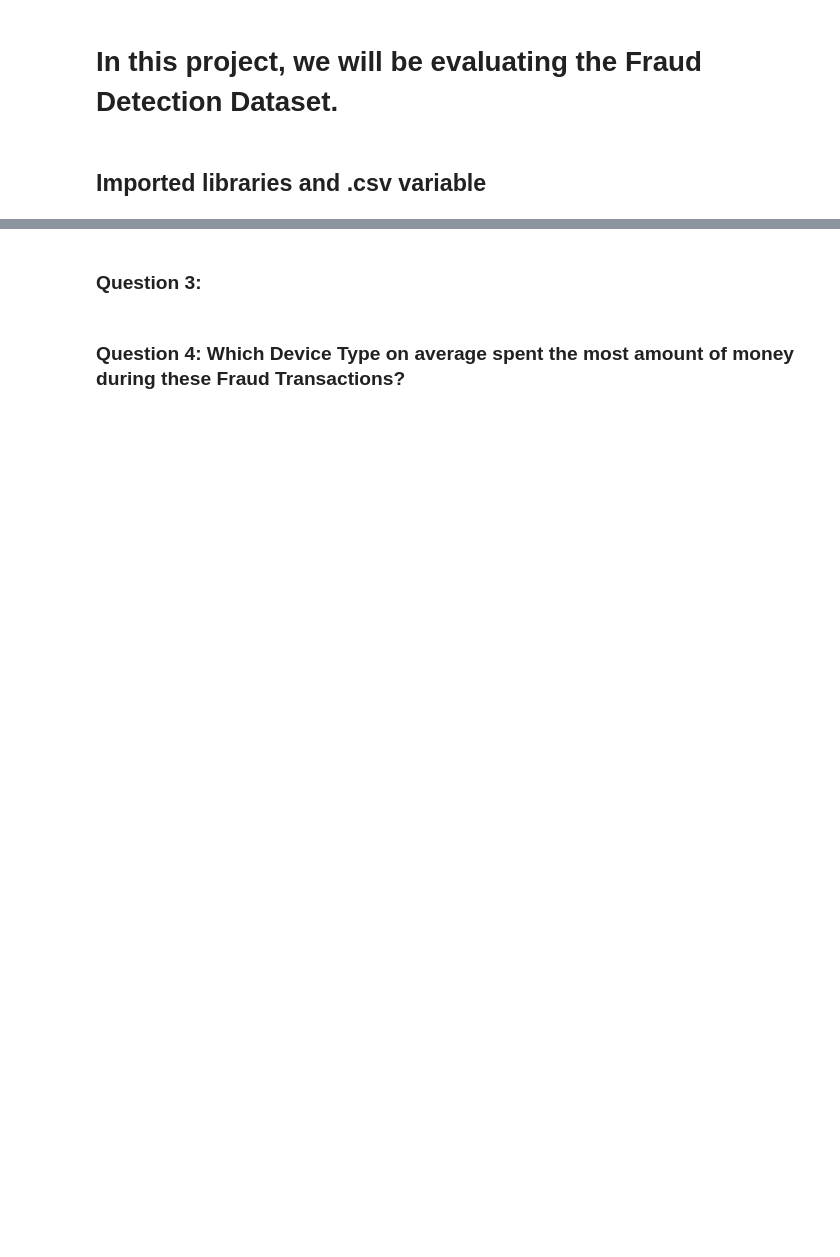
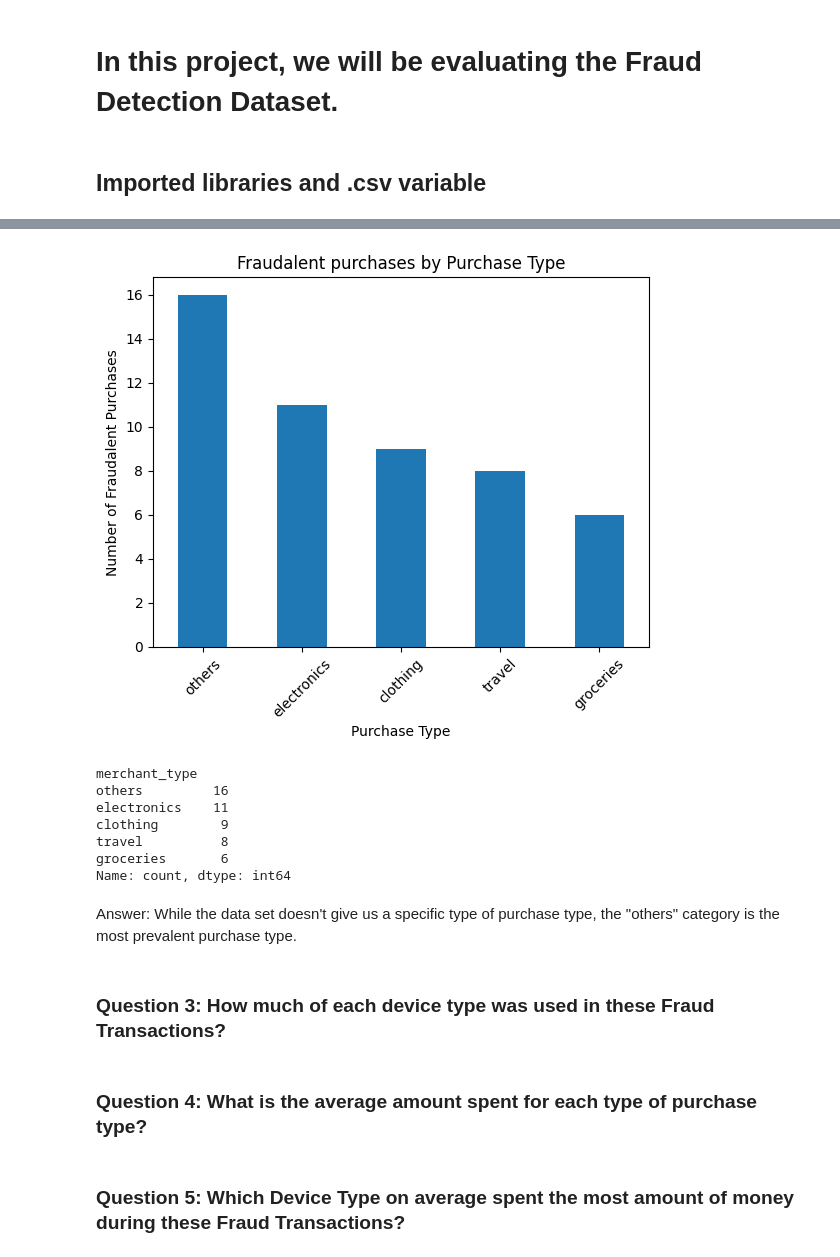
Before and after one commit to wcastro21/programming-project, a Jupyter notebook: project.ipynb, the cells around one changed output, grey strips where cells are left out. Drawn from its saved outputs; the diff is of its cells as text; code cells hidden in the pictures; blank space fills up the shorter version.

```diff
--- a/project.ipynb
+++ b/project.ipynb
@@ -35,6 +33,31 @@ Name: count, dtype: int64
 # %%
-# code
+fraud_transactions = df[df['label'] == 1]       # global variable that filters the data to only show fraudalent purchases
+
+purchase_type = fraud_transactions['merchant_type'].value_counts()  # variable filters the data to only show fraudalent purchases by purchase type
+purchase_type.plot(kind='bar') # creates bar chart
+
+## labels for bar chart
+plt.title('Fraudalent purchases by Purchase Type')   # creates title for bar chart
+plt.xlabel('Purchase Type')   # creates x axis label for bar chart
+plt.ylabel('Number of Fraudalent Purchases')   # creates y axis label for bar chart
+plt.xticks(rotation=45)   # rotates x axis labels for better readability
+plt.show()
+
+print(purchase_type)    # prints the actual amount of fraudalent purchases by purchase type
+# %% [output]
+[figure, added]
+merchant_type
+others         16
+electronics    11
+clothing        9
+travel          8
+groceries       6
+Name: count, dtype: int64
+# %% [markdown]
+Answer: While the data set doesn't give us a specific type of purchase type, the "others" category is the most prevalent purchase type.
 # %% [markdown]
-### Question 3:
+### Question 3: How much of each device type was used in these Fraud Transactions?
 # %%
 # code
+# %% [markdown]
+### Question 4: What is the average amount spent for each type of purchase type?
@@ -41,3 +66,3 @@ Name: count, dtype: int64
 # %% [markdown]
-### Question 4: Which Device Type on average spent the most amount of money during these Fraud Transactions?
+### Question 5: Which Device Type on average spent the most amount of money during these Fraud Transactions?
 # %%
```
Also changed, not shown: parts of 8 cells of this notebook, 2 other files.
